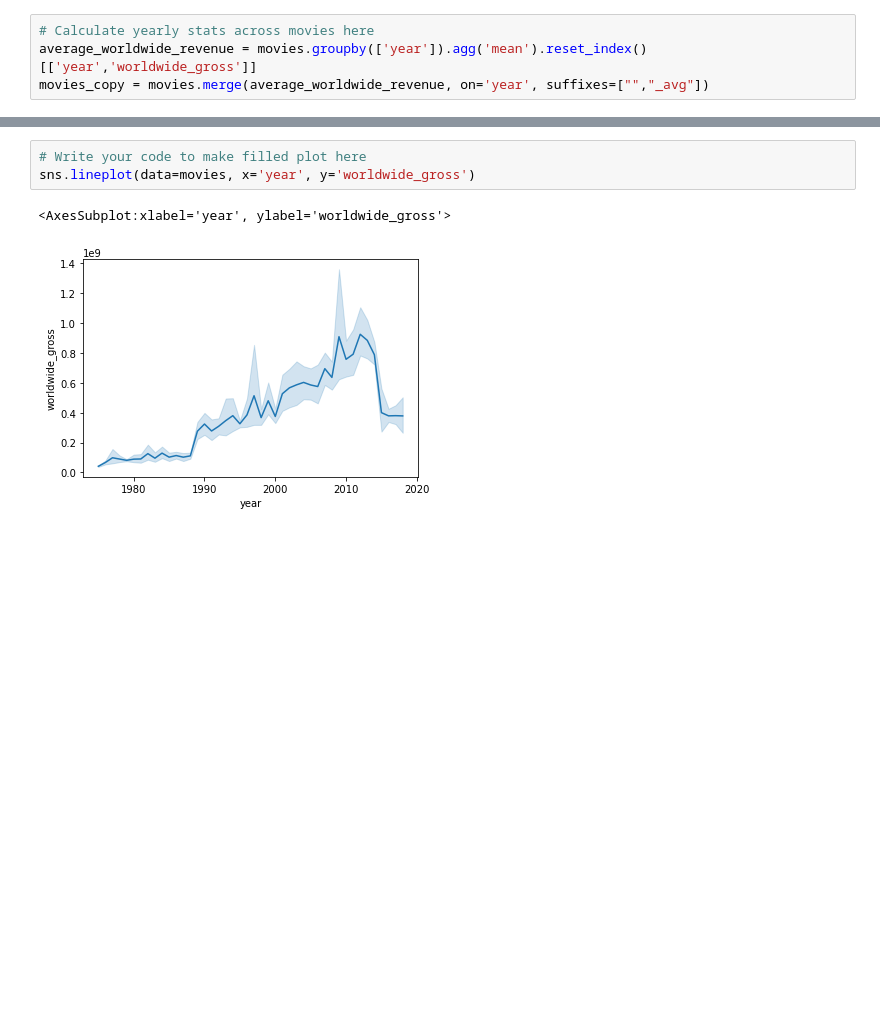
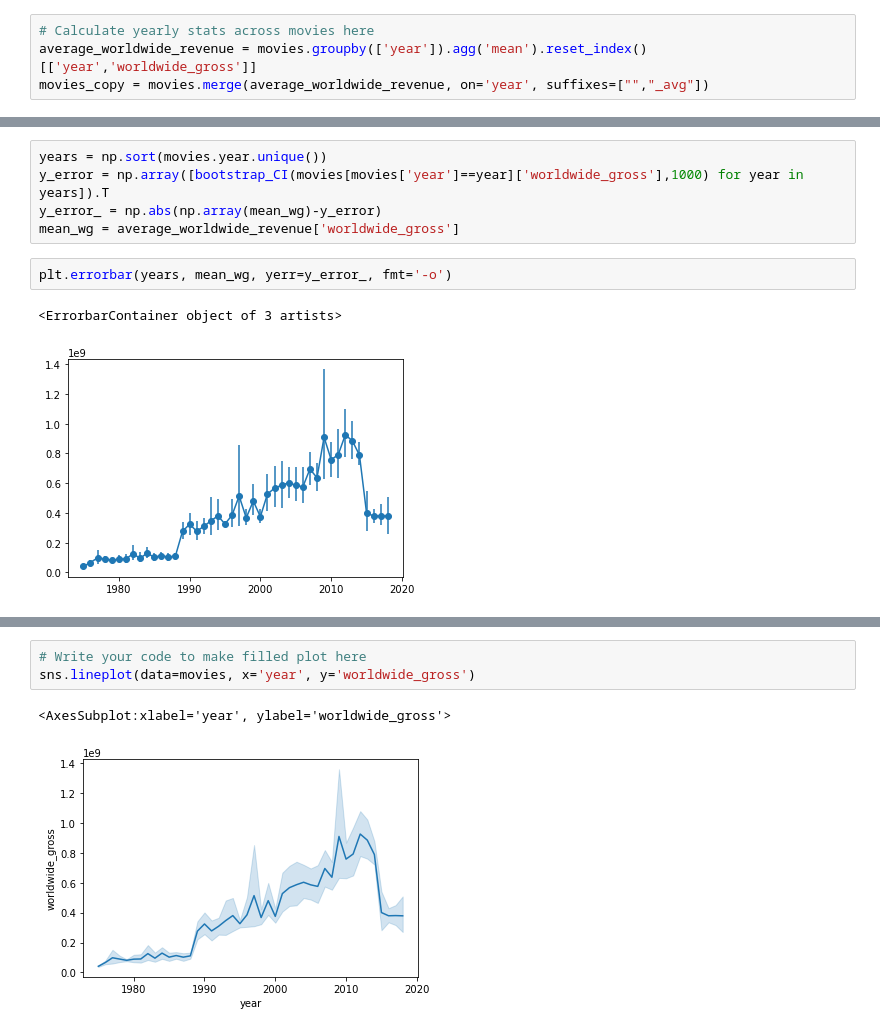
Before and after one commit to GonxheIdrizi/ADA_Course_2020, a Jupyter notebook: Tutorials/02 - Data viz and data from the web/Becoming a DataVizard exercise.ipynb, the cells around one changed output, grey strips where cells are left out. Saved outputs shown, nothing was run; the diff lists cells and outputs as text; blank space fills up the shorter version.

```diff
--- a/Tutorials/02 - Data viz and data from the web/Becoming a DataVizard exercise.ipynb
+++ b/Tutorials/02 - Data viz and data from the web/Becoming a DataVizard exercise.ipynb
@@ -224,0 +229,10 @@ sns.lineplot(data=movies, x='year', y='worldwide_gross', err_style="bars")
+# %%
+years = np.sort(movies.year.unique())
+y_error = np.array([bootstrap_CI(movies[movies['year']==year]['worldwide_gross'],1000) for year in years]).T
+y_error_ = np.abs(np.array(mean_wg)-y_error)
+mean_wg = average_worldwide_revenue['worldwide_gross']
+# %%
+plt.errorbar(years, mean_wg, yerr=y_error_, fmt='-o')
+# %% [output]
+<ErrorbarContainer object of 3 artists>
+[figure, added]
```
Also changed, not shown: parts of 11 cells of this notebook, 8 other files.
